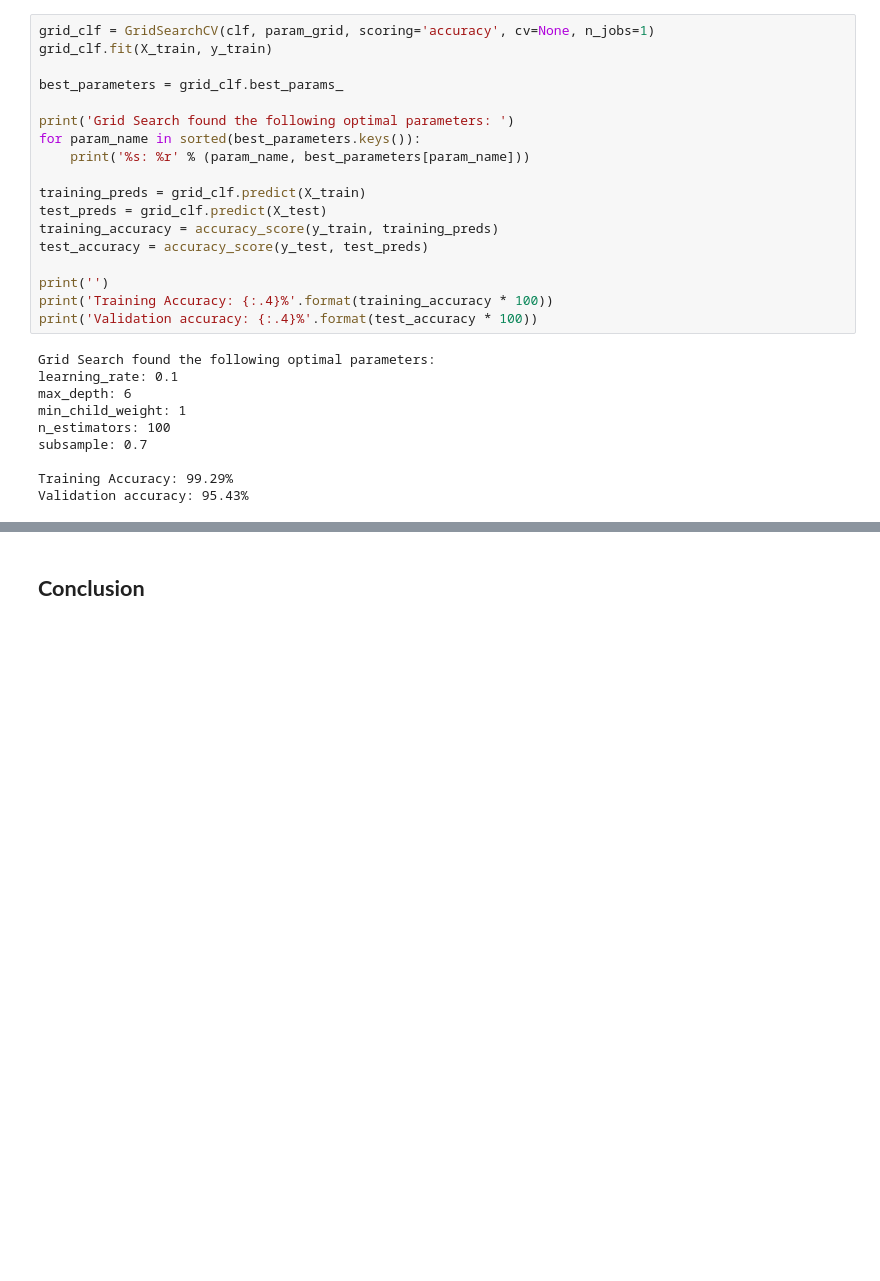
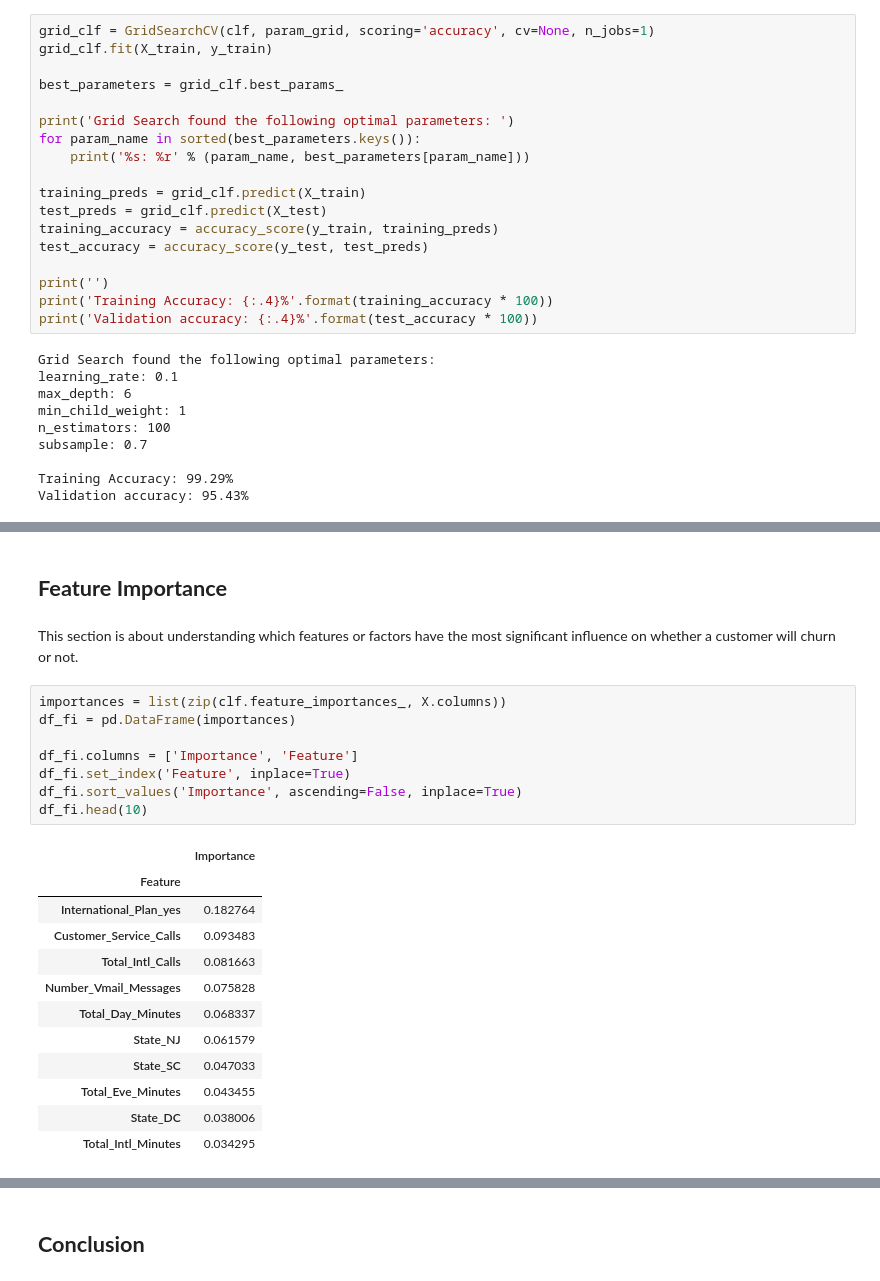
Before and after one commit to idatonui/Phase-3-project-SyriaTel-Customer-Churn, a Jupyter notebook: index.ipynb, the cells around one changed output, grey strips where cells are left out. Drawn from its saved outputs; the diff is of its cells as text; blank space fills up the shorter version.

```diff
--- a/index.ipynb
+++ b/index.ipynb
@@ -1225,0 +1228,25 @@ Validation accuracy: 95.43%
+# %% [markdown]
+## **Feature Importance**
+# %% [markdown]
+This section is about understanding which features or factors have the most significant influence on whether a customer will churn or not.
+# %%
+importances = list(zip(clf.feature_importances_, X.columns))
+df_fi = pd.DataFrame(importances)
+
+df_fi.columns = ['Importance', 'Feature']
+df_fi.set_index('Feature', inplace=True)
+df_fi.sort_values('Importance', ascending=False, inplace=True)
+df_fi.head(10)
+# %% [output]
+|  | Importance |
+| Feature |  |
+| International_Plan_yes | 0.182764 |
+| Customer_Service_Calls | 0.093483 |
+| Total_Intl_Calls | 0.081663 |
+| Number_Vmail_Messages | 0.075828 |
+| Total_Day_Minutes | 0.068337 |
+| State_NJ | 0.061579 |
+| State_SC | 0.047033 |
+| Total_Eve_Minutes | 0.043455 |
+| State_DC | 0.038006 |
+| Total_Intl_Minutes | 0.034295 |
```
Also changed, not shown: parts of 19 cells of this notebook.
